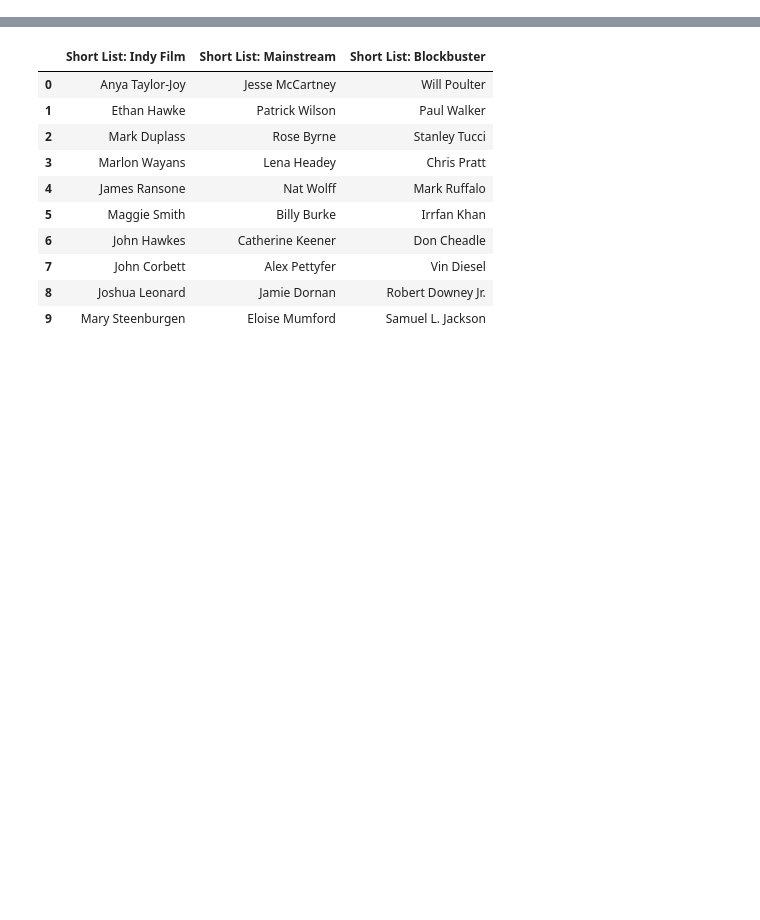
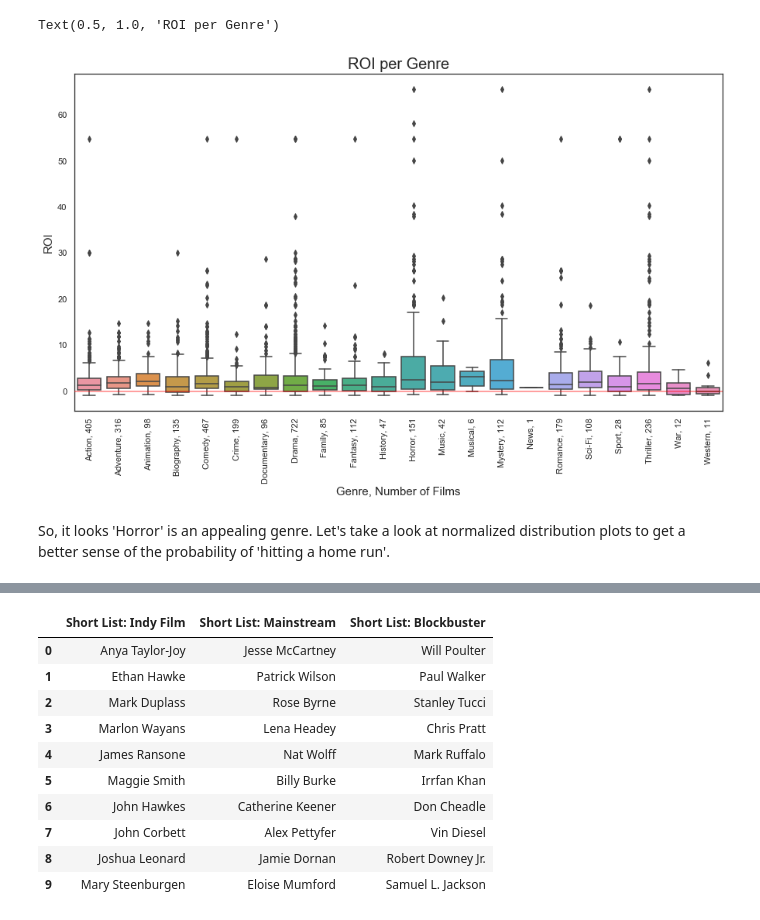
Before and after one commit to KyleDBetts/Project01, a Jupyter notebook: Movies_Project_KDB.ipynb, the cells around one changed output, grey strips where cells are left out. Cells and saved outputs as stored; diff of their text form; code cells hidden in the pictures; blank space fills up the shorter version.

```diff
--- a/Movies_Project_KDB.ipynb
+++ b/Movies_Project_KDB.ipynb
@@ -299,0 +53,6 @@ See the caveats in the documentation: https://pandas.pydata.org/pandas-docs/stab
+# %%
+# Reformatting columns with string variables to int
+dollar_string = ['worldwide_gross', 'production_budget']
+
+for string in dollar_string:
+    df_genre[string] = df_genre[string].str.replace("$", "").str.replace(',','').astype(int)
@@ -299,0 +62,29 @@ See the caveats in the documentation: https://pandas.pydata.org/pandas-docs/stab
+# %%
+# Filtering out movies with WW_Gross less than $1M and production budget of > $1M
+df_genre_f = df_genre.loc[(df_genre['worldwide_gross'] > 1000000) & (df_genre['production_budget'] > 1000000)]
+# %%
+# Dropping non-null, but uncategorized genre movies
+df_genre_f = df_genre_f.drop(df_genre_f.loc[df_genre_f['genre'] == ''].index)
+# %%
+# Setting up a boxplot for ROI by Genre
+plt.figure(figsize = (15,8))
+ax = sns.boxplot(x = "genre", y = "roi", data = df_genre_f)
+
+# Setting xtick labels to include genre and movie count
+xt = []
+genre_counts = df_genre_f.groupby('genre').count()['tconst']
+genre_unique = df_genre_f.genre.unique()
+for a in genre_unique:
+    xt.append(f'{a}, {genre_counts[a]}')
+
+# Finishing the plot
+ax.axhline(y=0, color='red', zorder =100, alpha = .5)
+ax.set_xticklabels(xt, rotation=90, horizontalalignment='center')
+plt.xlabel('Genre, Number of Films', fontsize=15)
+plt.ylabel('ROI', fontsize=15)
+plt.title('ROI per Genre', fontsize=20)
+# %% [output]
+Text(0.5, 1.0, 'ROI per Genre')
+[figure, added]
+# %% [markdown]
+So, it looks 'Horror' is an appealing genre.  Let's take a look at normalized distribution plots to get a better sense of the probability of 'hitting a home run'.
```
Also changed, not shown: parts of 44 cells of this notebook.
